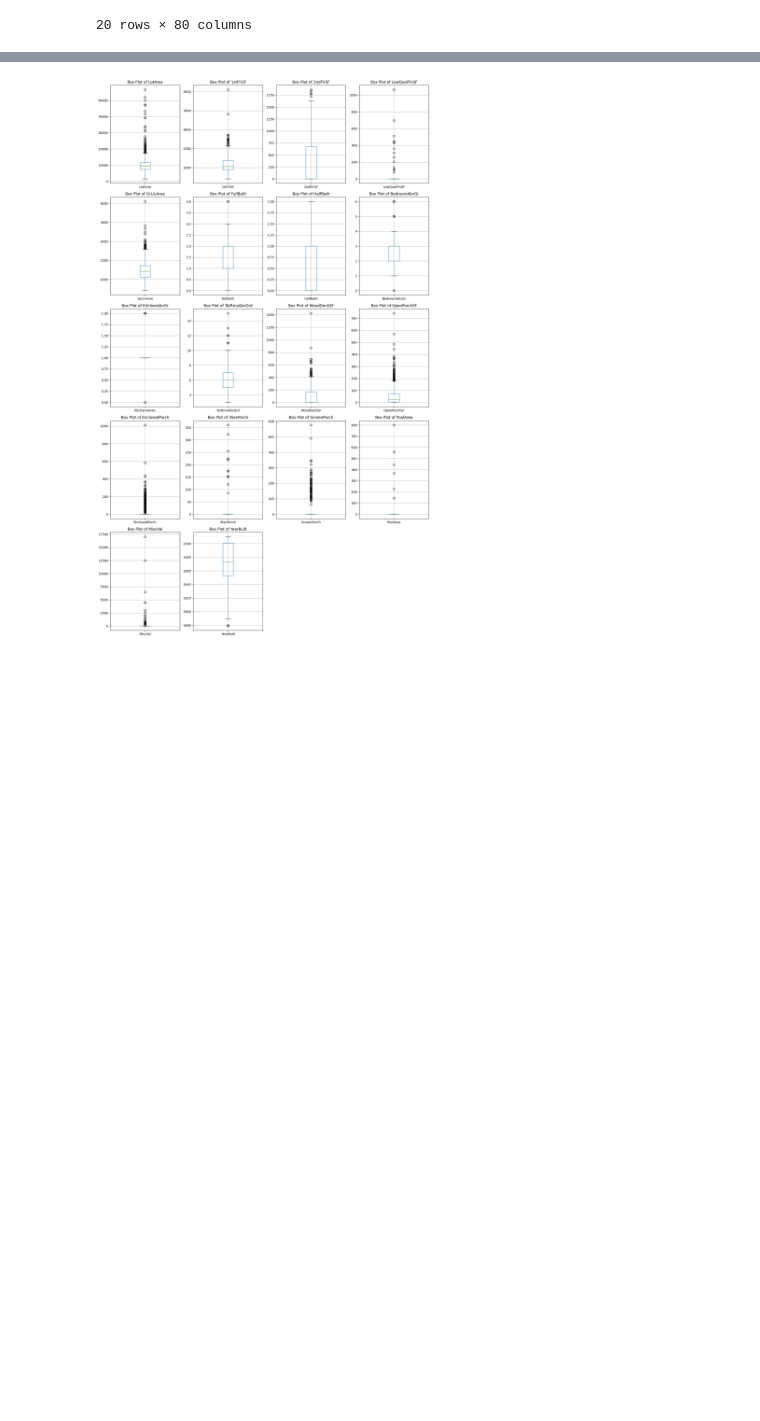
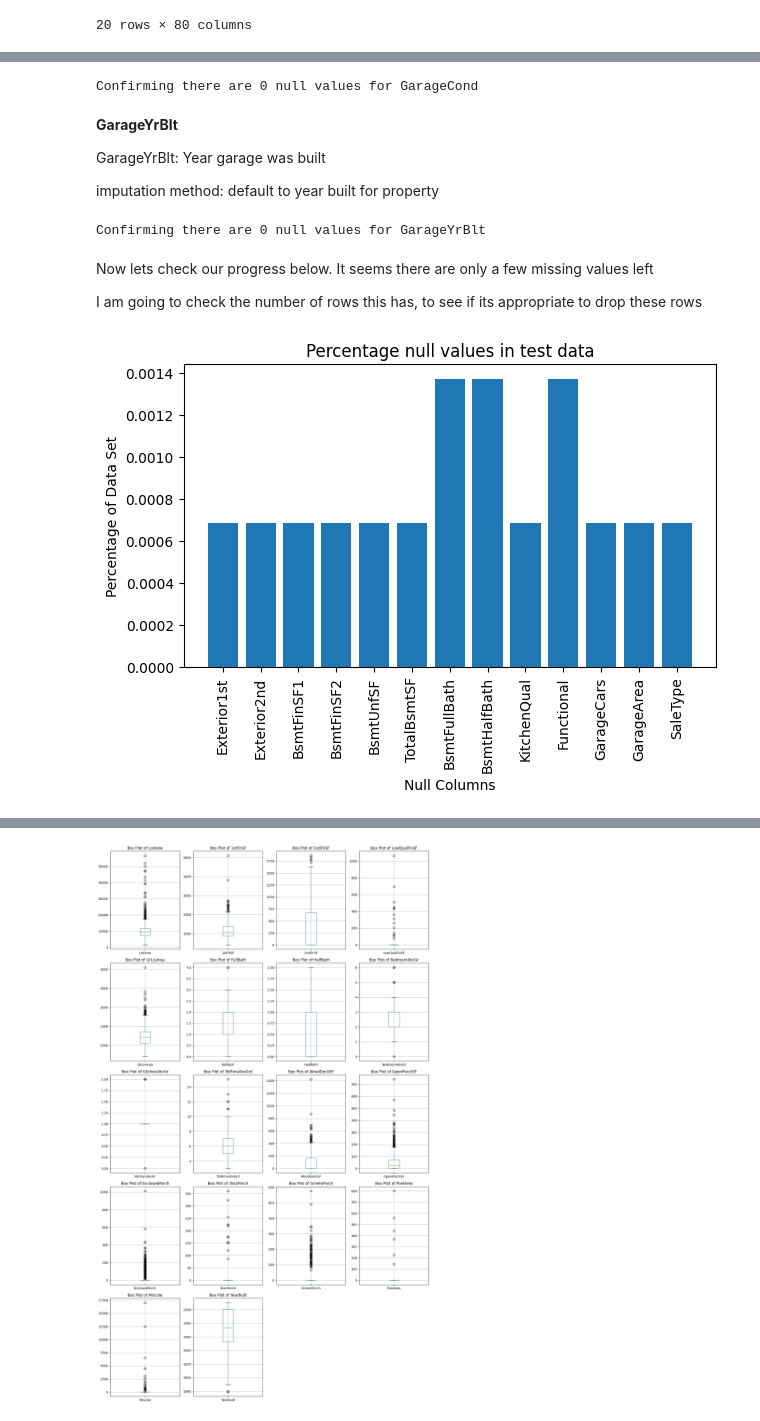
Before and after one commit to Jbugden/Portfolio, a Jupyter notebook: data_science_projects/hosing_prices_predictions/housing_prices_regression.ipynb, the cells around one changed output, grey strips where cells are left out. Saved outputs shown, nothing was run; the diff lists cells and outputs as text; code cells hidden in the pictures; blank space fills up the shorter version.

```diff
--- a/data_science_projects/hosing_prices_predictions/housing_prices_regression.ipynb
+++ b/data_science_projects/hosing_prices_predictions/housing_prices_regression.ipynb
@@ -109,0 +384,4 @@ test_data.head(20)
+# %%
+test_data['GarageFinish'].fillna(test_data['GarageFinish'].value_counts().keys().tolist()[0],inplace= True)
+
+print(f"Confirming there are {test_data['GarageFinish'].isnull().sum()} null values for GarageFinish")
@@ -109,0 +422,44 @@ test_data.head(20)
+# %%
+test_data['GarageCond'].fillna(test_data['GarageCond'].value_counts().keys().tolist()[0],inplace= True)
+
+print(f"Confirming there are {test_data['GarageCond'].isnull().sum()} null values for GarageCond")
+# %% [output]
+Confirming there are 0 null values for GarageCond
+# %% [markdown]
+**GarageYrBlt**
+
+GarageYrBlt: Year garage was built
+
+imputation method: default to year built for property
+# %%
+test_data['GarageYrBlt'].fillna(test_data['YearBuilt'],inplace= True)
+
+print(f"Confirming there are {test_data['GarageYrBlt'].isnull().sum()} null values for GarageYrBlt")
+# %% [output]
+Confirming there are 0 null values for GarageYrBlt
+# %% [markdown]
+Now lets check our progress below. It seems there are only a few missing values left
+
+I am going to check the number of rows this has, to see if its appropriate to drop these rows
+# %%
+null_columns = test_data.columns[test_data.isnull().any()]
+null_counts = test_data[null_columns].isnull().sum()
+
+# convert null counts to dictionary and divide by len of df to get % of null values
+null_counts_dict = (null_counts/len(test_data)).to_dict()
+
+# Extract data into list
+columns = list(null_counts_dict.keys())
+values = list(null_counts_dict.values())
+
+# create histogram
+plt.bar(columns,values)
+plt.xlabel('Null Columns')
+plt.ylabel('Percentage of Data Set')
+plt.title('Percentage null values in test data')
+plt.xticks(rotation=90)
+
+plt.tight_layout()
+plt.show()
+# %% [output]
+[figure, added]
```
Also changed, not shown: parts of 48 cells of this notebook, 2 other files.
